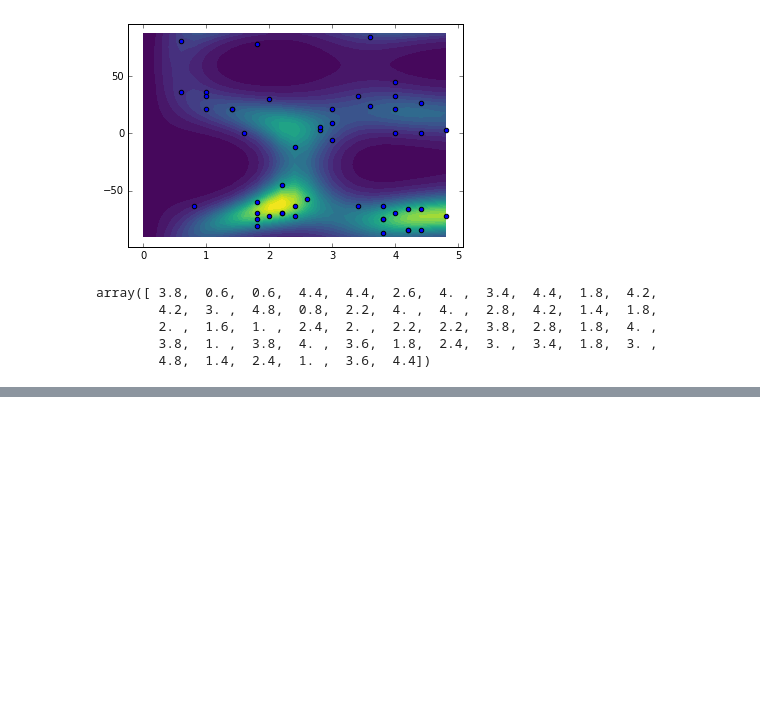
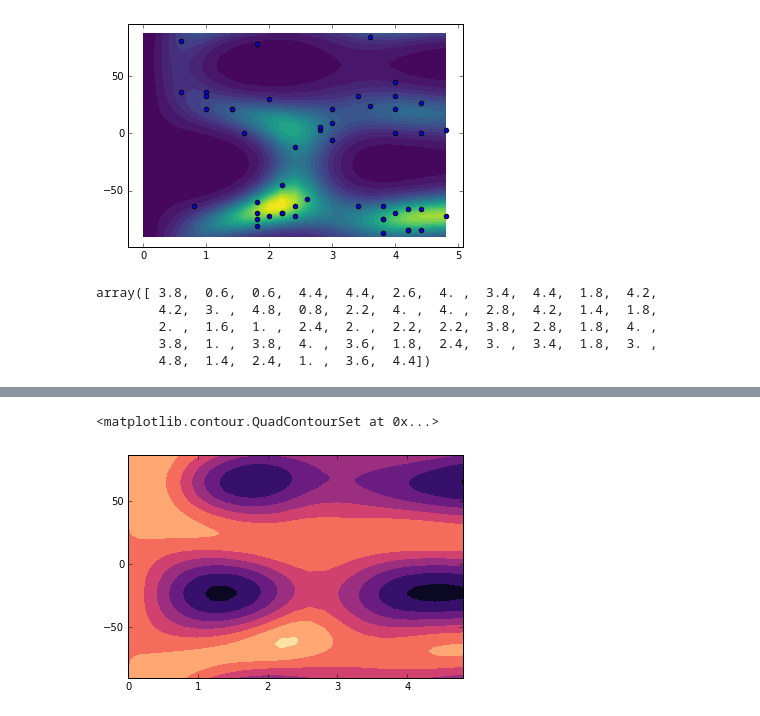
Before and after one commit to JackWalpole/splitwavepy, a Jupyter notebook: devel/Bootstrap.ipynb, the cells around one changed output, grey strips where cells are left out. Cells and saved outputs as stored; diff of their text form; code cells hidden in the pictures; blank space fills up the shorter version.

```diff
--- a/devel/Bootstrap.ipynb
+++ b/devel/Bootstrap.ipynb
@@ -55,6 +55,8 @@ def bootstrap_loop(data,N=50):
     """
     # initial measurement:
     m = sw.EigenM(data)
+    mlags = m.tlags[:,0]
+    mdegs = m.degs[0,:]
     # get probability surface to pick from
     # boost surf by **3 to enhance picks at peaks (value chosen by testing on synthetics)
     surf = (m.lam1/m.lam2)**3
@@ -69,7 +71,7 @@ def bootstrap_loop(data,N=50):
     idx = np.unravel_index(picks,surf.shape)
 
     # generate bootstrap sample measurements
-    bslist = [ sw.EigenM(bs) for bs in [ bootstrap_sample(data,degs,lags) for lags,degs in zip(m.tlags[idx],m.degs[idx]) ] ]
+    bslist = [ sw.EigenM(bs,tlags=mlags,degs=mdegs) for bs in [ bootstrap_sample(data,degs,lags) for lags,degs in zip(m.tlags[idx],m.degs[idx]) ] ]
     return bslist
 # %%
 def rho(n,step):
@@ -126,3 +128,4 @@ array([ 3.8,  0.6,  0.6,  4.4,  4.4,  2.6,  4. ,  3.4,  4.4,  1.8,  4.2,
 l = bootstrap_loop(a)
 # %%
 v = [ m.lam1 / m.lam2 for m in l ]
+stk = np.stack(v)
@@ -131,0 +132,5 @@ ValueError: all input arrays must have the same shape
+# %%
+plt.contourf(m.tlags,m.degs,stk.sum(axis=0),cmap='magma')
+# %% [output]
+<matplotlib.contour.QuadContourSet at 0x...>
+[figure, added]
```
Also changed, not shown: parts of 7 cells of this notebook, 1 other file.
